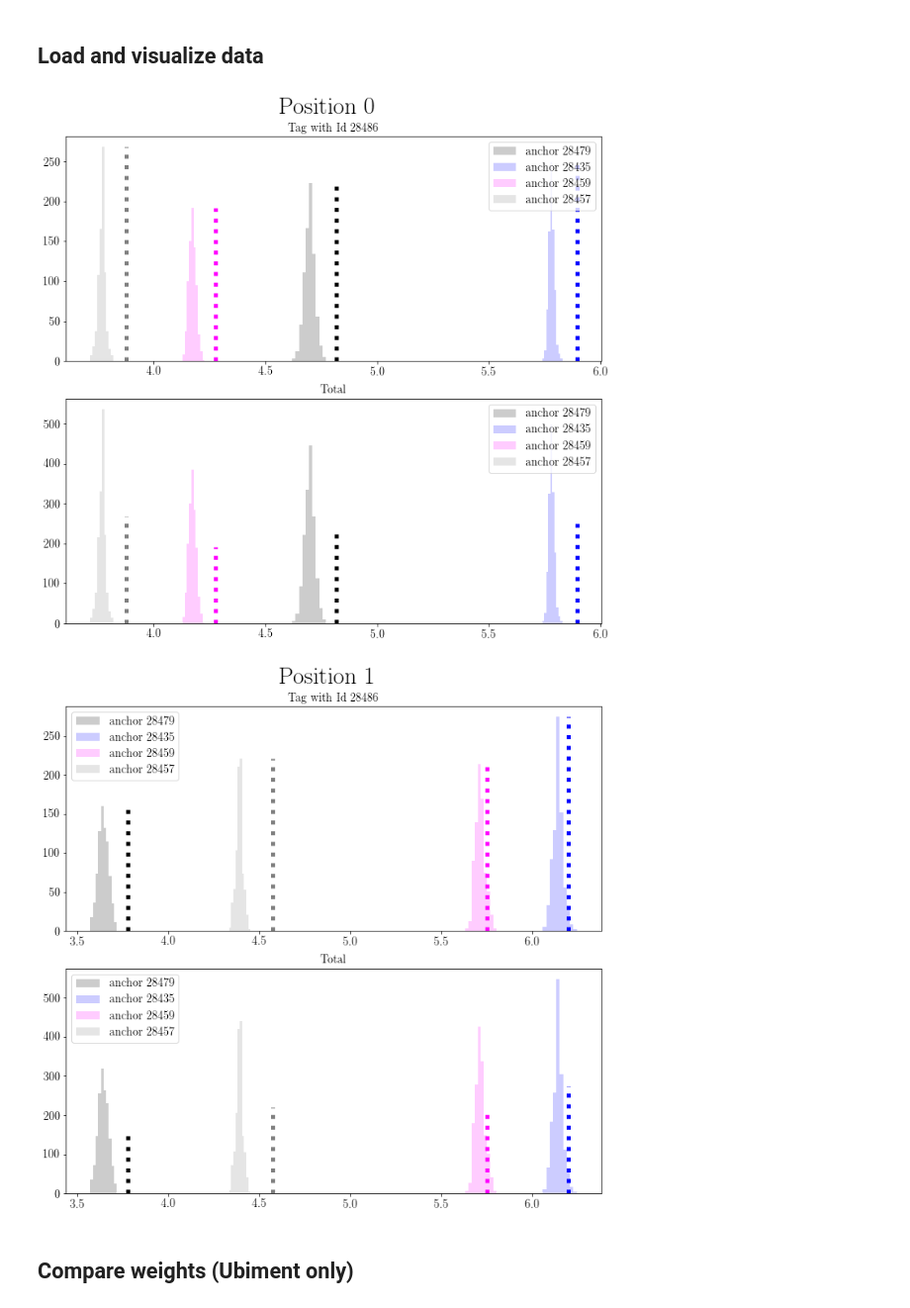
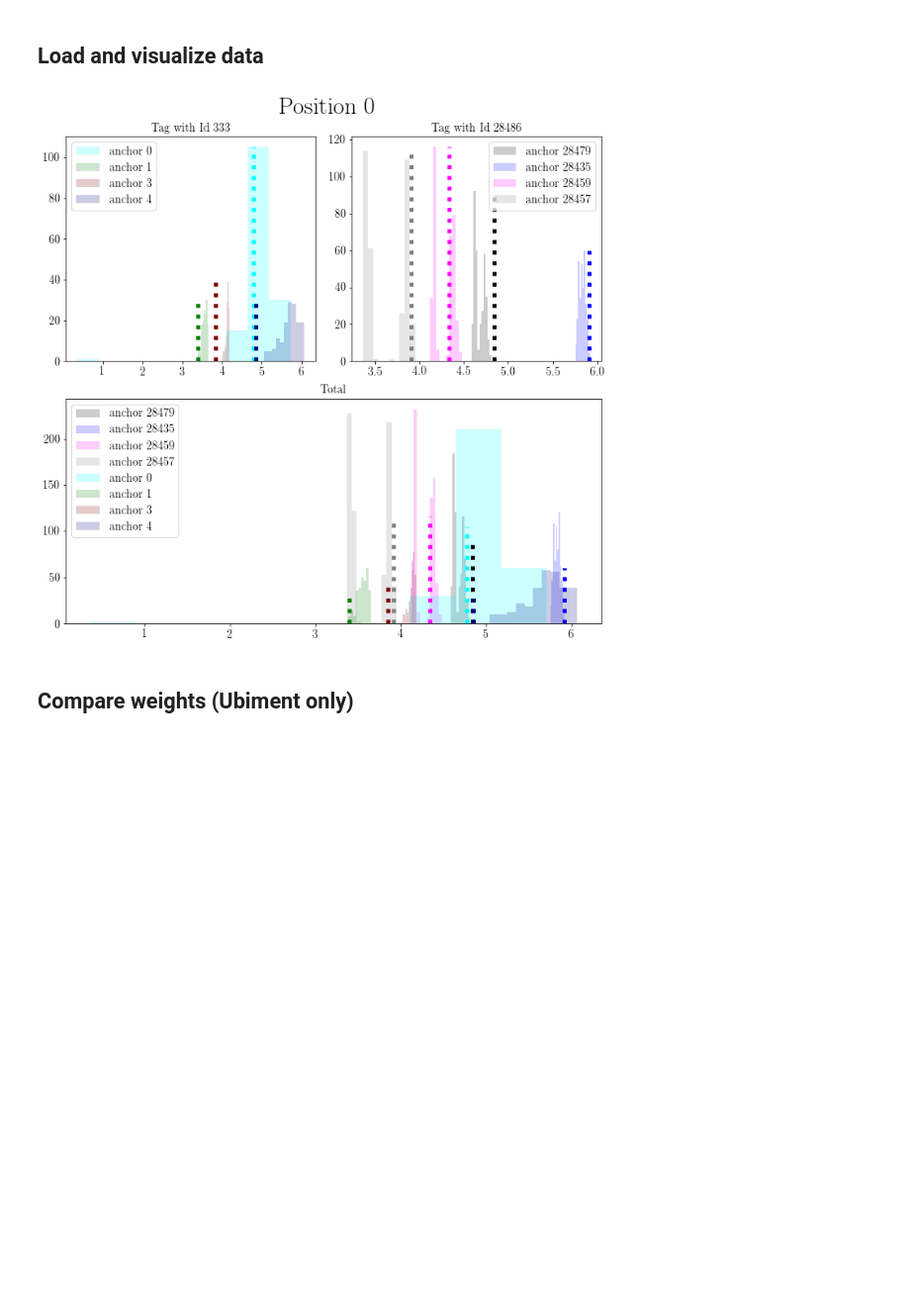
Before and after one commit to LCAV/pylocus, a Jupyter notebook: EvaluateData.ipynb, the cells around one changed output. Shown at 99% size. Drawn from its saved outputs; the diff is of its cells as text; code cells hidden in the pictures; blank space fills up the shorter version.

```diff
--- a/EvaluateData.ipynb
+++ b/EvaluateData.ipynb
@@ -12,29 +12,28 @@ plt.style.use('latex.mplstyle')
 # %%
 import plots_cti as plots
 from experiments import read_experimental_data,N_POSITIONS
 
-tool = 'Pozyx'
-#tool = 'Ubiment'
+#tool = 'Pozyx'
+tool = 'Ubiment'
 april_tag_id = 333
 pozyx_tag_id = 28486
 
 if tool == 'Pozyx':
     path = 'data/Pozyx/Static/'
     name = 'pozyx_data_P{}.csv'
     runs = [0]
     tag_ids = [pozyx_tag_id]
     weighted = False
 elif tool == 'Ubiment':
     path = 'data/Ubiment/Static/'
     name = 'data_P{}_{}.csv'
     runs = [1,2]
     tag_ids = [april_tag_id, pozyx_tag_id]
     weighted = True
 
 results, anchors = read_experimental_data(path, name, runs, tag_ids, weighted)
 # %% [output]
-[figure, old version]
+[figure, new version]
-[figure, removed]
 # %% [markdown]
 ## Compare weights (Ubiment only)
 # %%
```
Also changed, not shown: parts of 1 cell of this notebook, 2 other files.
